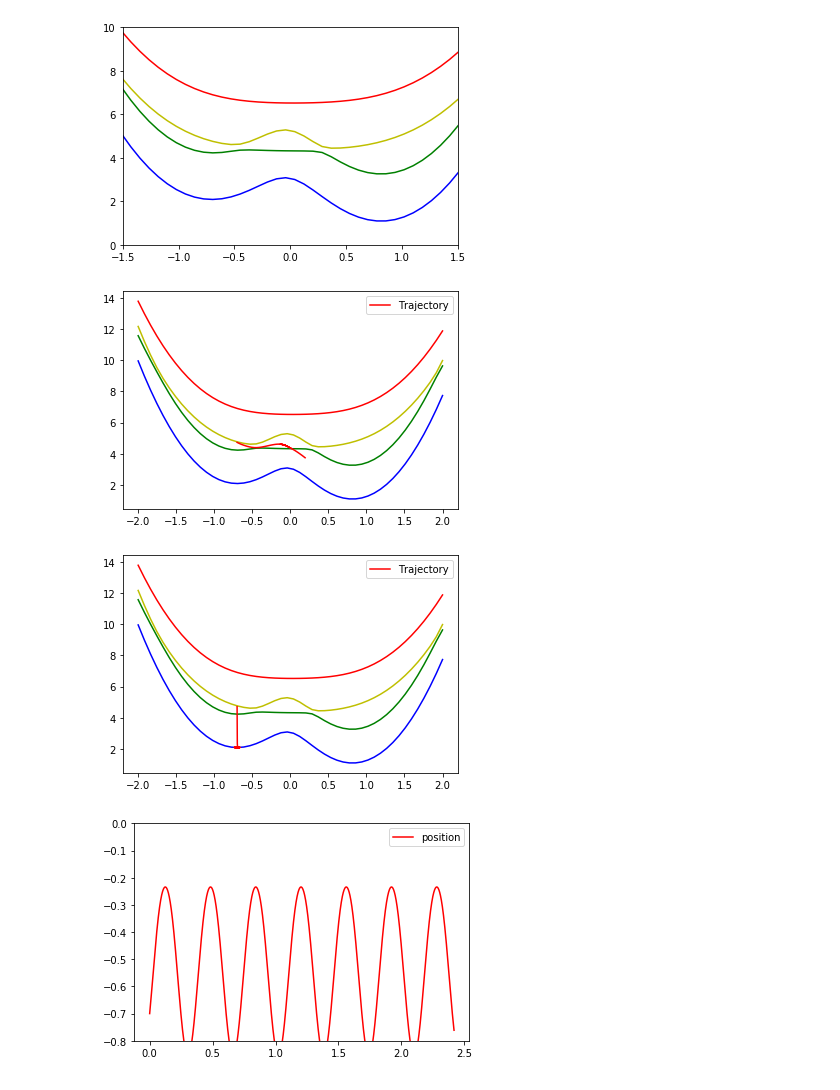
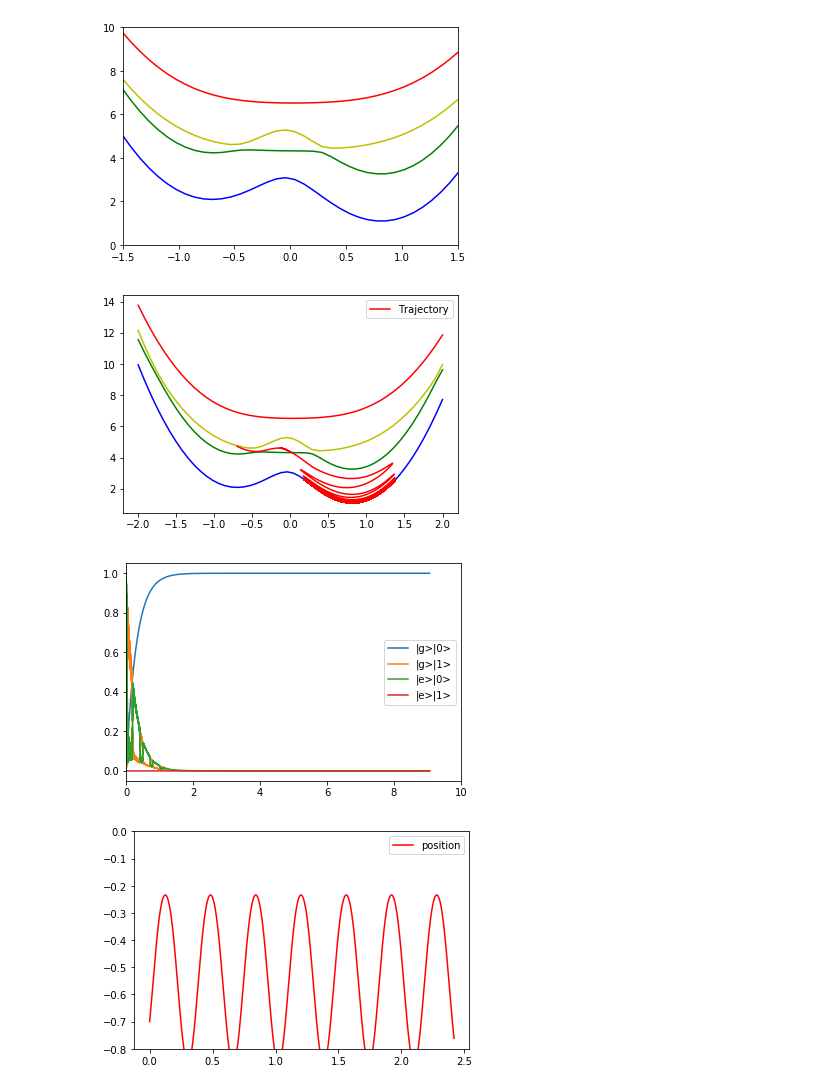
Before and after one commit to FoleyLab/PyCQED, a Jupyter notebook: Polariton_Hamiltonian.ipynb, the cells around one changed output. Saved outputs shown, nothing was run; the diff lists cells and outputs as text; code cells hidden in the pictures.

Commit message:
added plot of density matrix elements

```diff
--- a/Polariton_Hamiltonian.ipynb
+++ b/Polariton_Hamiltonian.ipynb
@@ -604,11 +604,12 @@ plt.show()
 [figure]
 # %%
 dt = 0.75
-N_time = 10000
+N_time = 500000
 time = np.zeros(N_time)
 v_of_t = np.zeros(N_time)
 r_of_t = np.zeros(N_time)
 e_of_t = np.zeros(N_time)
+p_of_t = np.zeros((N_time, 4))
 ri = -0.7
 vi = 0.0001282*1.5
 dr = 0.1
@@ -628,6 +629,8 @@ for i in range(0,N_time):
     D = res[2]
     Htot = H_e(He, ri) + Hp + Hep
     e_of_t[i] = TrHD(Htot, D)
+    for j in range(0,4):
+        p_of_t[i,j] = np.real(D[j,j])
 
 
 #plt.plot(rlist, Eg_spline(rlist), 'b--', label='|g> Spline')
@@ -640,17 +643,27 @@ plt.plot(r_of_t, 27.211*e_of_t, 'red', label='Trajectory')
 plt.legend()
 plt.show()
 # %% [output]
-[figure, old version]
+[figure, new version]
 # %%
-plt.plot(rlist, 27.211*PPES[:,0], 'b')
-plt.plot(rlist, 27.211*PPES[:,1], 'g')
-plt.plot(rlist, 27.211*PPES[:,2], 'y')
-plt.plot(rlist, 27.211*PPES[:,3], 'r')
-plt.plot(r_of_t, 27.211*e_of_t, 'red', label='Trajectory')
+au_to_ps = 2.418e-5
+plt.plot(time*au_to_ps, p_of_t[:,0], label='|g>|0>')
+plt.plot(time*au_to_ps, p_of_t[:,1], label='|g>|1>')
+plt.plot(time*au_to_ps, p_of_t[:,2], label='|e>|0>')
+plt.plot(time*au_to_ps, p_of_t[:,3], label='|e>|1>')
 plt.legend()
+plt.xlim(0,10)
 plt.show()
+
+
+#plt.plot(rlist, 27.211*PPES[:,0], 'b')
+#plt.plot(rlist, 27.211*PPES[:,1], 'g')
+#plt.plot(rlist, 27.211*PPES[:,2], 'y')
+#plt.plot(rlist, 27.211*PPES[:,3], 'r')
+#plt.plot(r_of_t, 27.211*e_of_t, 'red', label='Trajectory')
+#plt.legend()
+#plt.show()
 # %% [output]
-[figure, old version]
+[figure, new version]
 # %%
 ### polariton dynamics!
 M = 1009883
```
Also changed, not shown: parts of 2 cells of this notebook.
